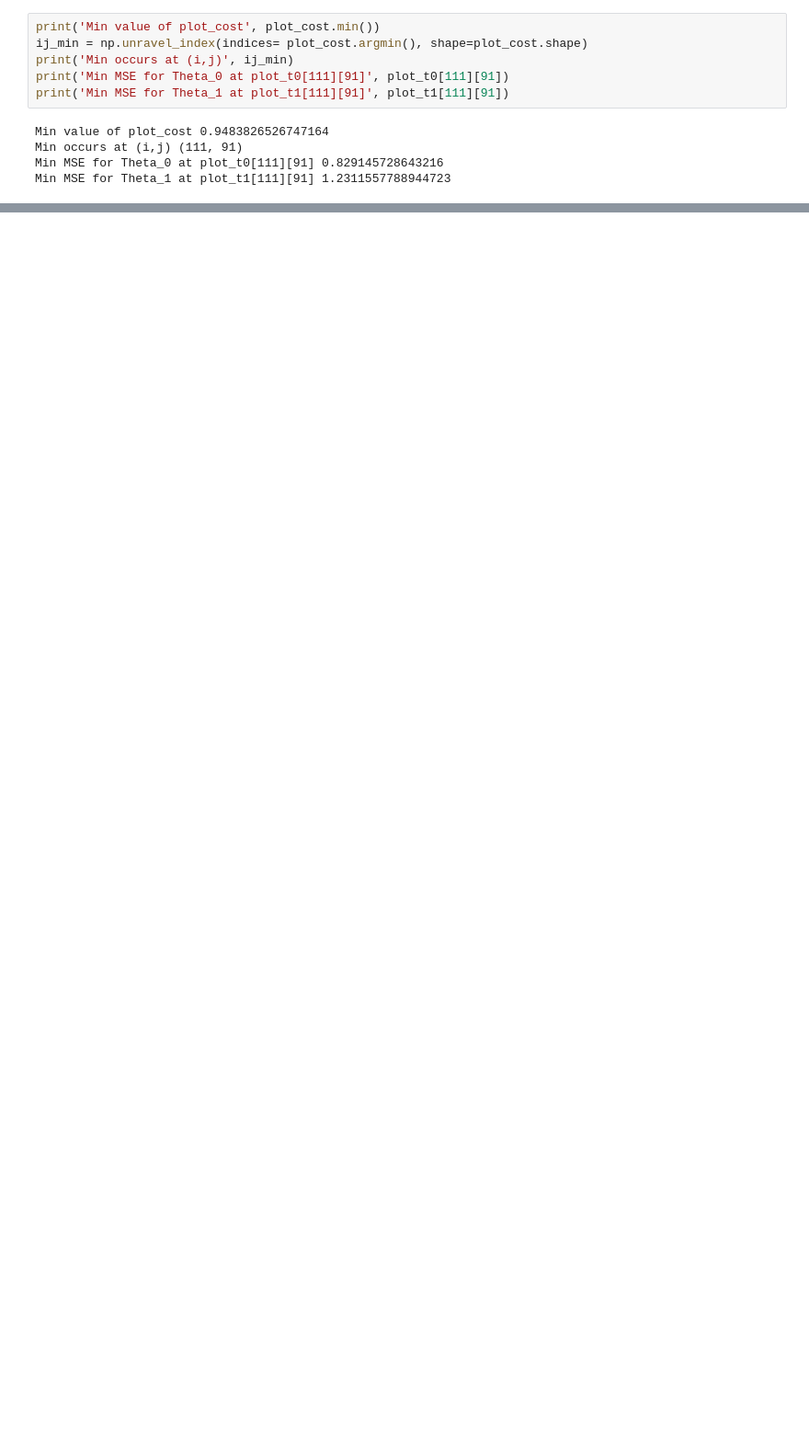
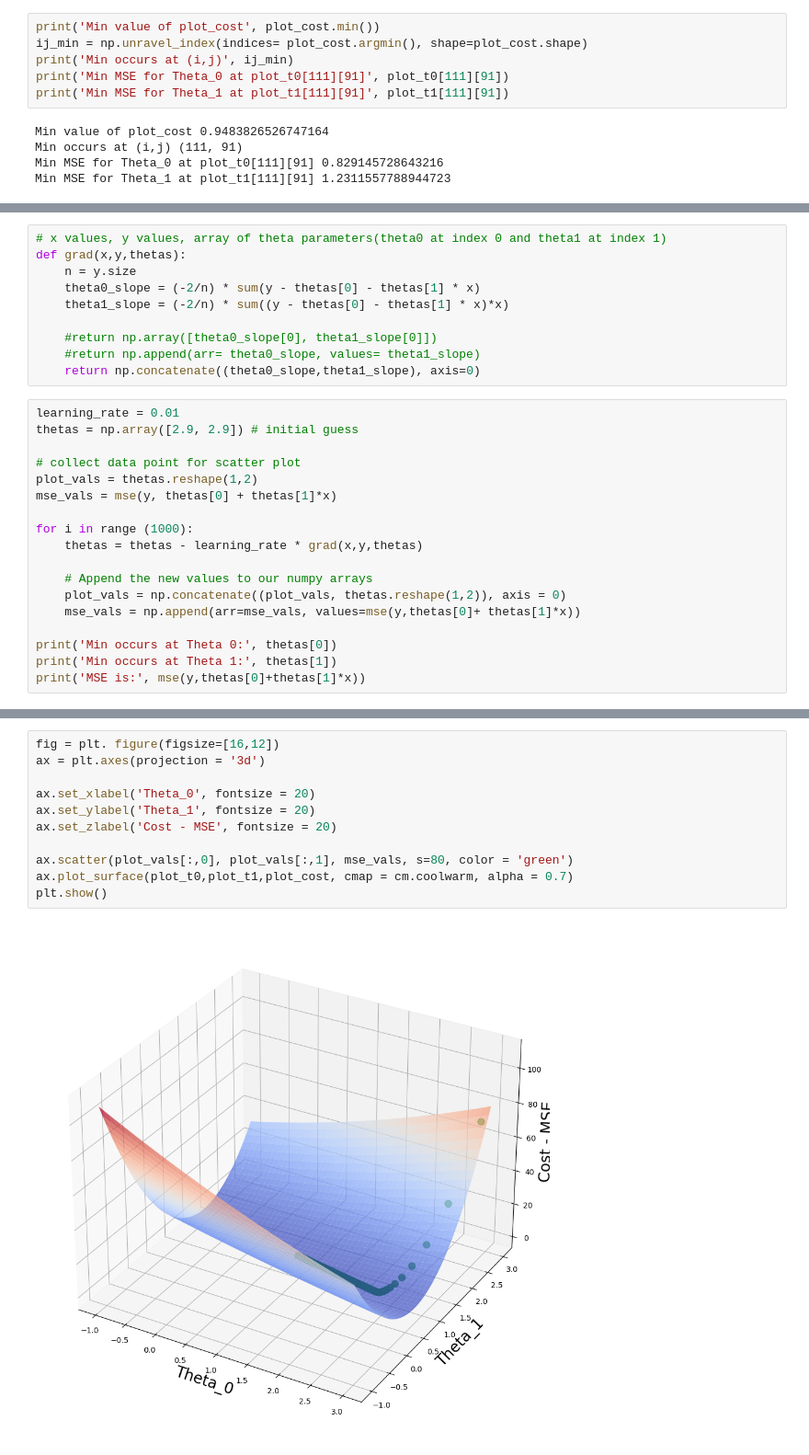
Before and after one commit to alextianyf/MachineLearning_ProblemSets, a Jupyter notebook: 2. Intro to Optimisation and the Gradient Descent Algorithm/2.4 MSE.ipynb, the cells around one changed output, grey strips where cells are left out. Shown: that part at 92% size. Drawn from its saved outputs; the diff is of its cells as text; blank space fills up the shorter version.

Commit message:
MSE 3D Plot

```diff
--- a/2. Intro to Optimisation and the Gradient Descent Algorithm/2.4 MSE.ipynb
+++ b/2. Intro to Optimisation and the Gradient Descent Algorithm/2.4 MSE.ipynb
@@ -202,0 +211,28 @@ Min MSE for Theta_1 at plot_t1[111][91] 1.2311557788944723
+# %%
+# x values, y values, array of theta parameters(theta0 at index 0 and theta1 at index 1)
+def grad(x,y,thetas):
+    n = y.size
+    theta0_slope = (-2/n) * sum(y - thetas[0] - thetas[1] * x)
+    theta1_slope = (-2/n) * sum((y - thetas[0] - thetas[1] * x)*x)
+
+    #return np.array([theta0_slope[0], theta1_slope[0]])
+    #return np.append(arr= theta0_slope, values= theta1_slope)
+    return np.concatenate((theta0_slope,theta1_slope), axis=0)
+# %%
+learning_rate = 0.01
+thetas = np.array([2.9, 2.9]) # initial guess
+
+# collect data point for scatter plot
+plot_vals = thetas.reshape(1,2)
+mse_vals = mse(y, thetas[0] + thetas[1]*x)
+
+for i in range (1000):
+    thetas = thetas - learning_rate * grad(x,y,thetas)
+
+    # Append the new values to our numpy arrays
+    plot_vals = np.concatenate((plot_vals, thetas.reshape(1,2)), axis = 0)
+    mse_vals = np.append(arr=mse_vals, values=mse(y,thetas[0]+ thetas[1]*x))
+
+print('Min occurs at Theta 0:', thetas[0])
+print('Min occurs at Theta 1:', thetas[1])
+print('MSE is:', mse(y,thetas[0]+thetas[1]*x))
@@ -202,0 +243,13 @@ Min MSE for Theta_1 at plot_t1[111][91] 1.2311557788944723
+# %%
+fig = plt. figure(figsize=[16,12])
+ax = plt.axes(projection = '3d')
+
+ax.set_xlabel('Theta_0', fontsize = 20)
+ax.set_ylabel('Theta_1', fontsize = 20)
+ax.set_zlabel('Cost - MSE', fontsize = 20)
+
+ax.scatter(plot_vals[:,0], plot_vals[:,1], mse_vals, s=80, color = 'green')
+ax.plot_surface(plot_t0,plot_t1,plot_cost, cmap = cm.coolwarm, alpha = 0.7)
+plt.show()
+# %% [output]
+[figure, added]
```
Also changed, not shown: parts of 3 cells of this notebook.
